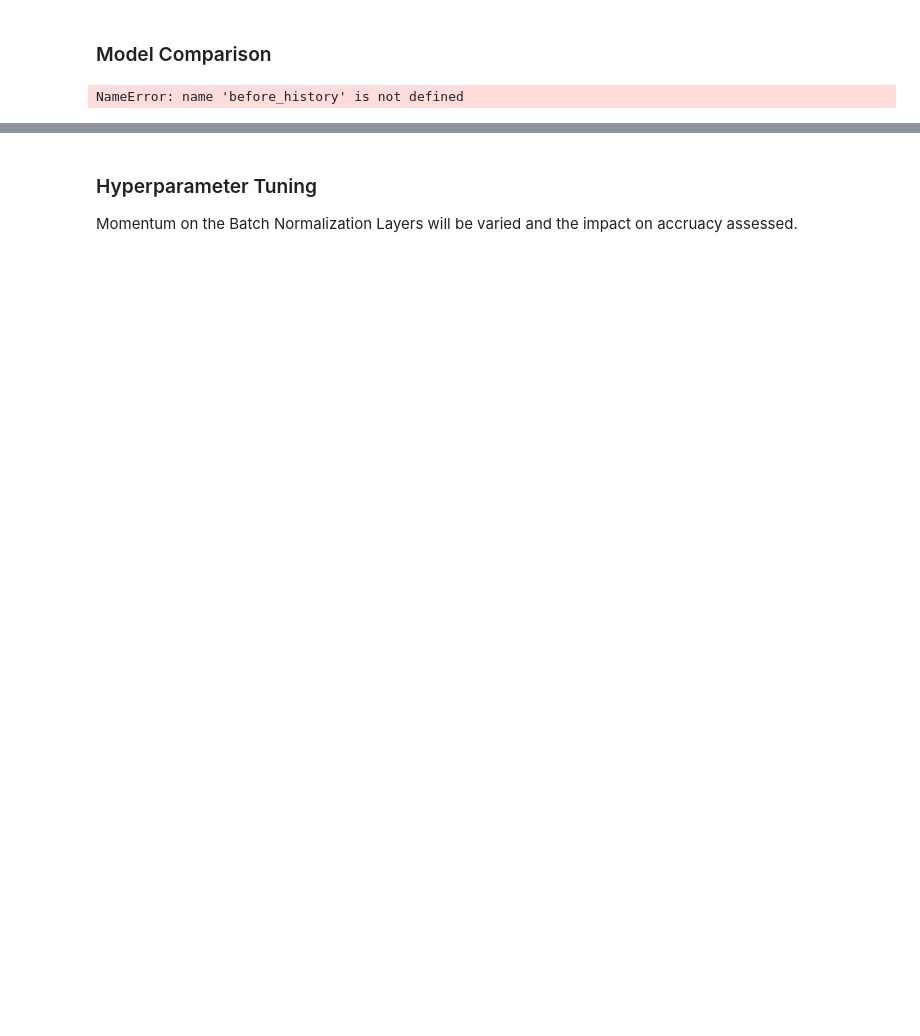
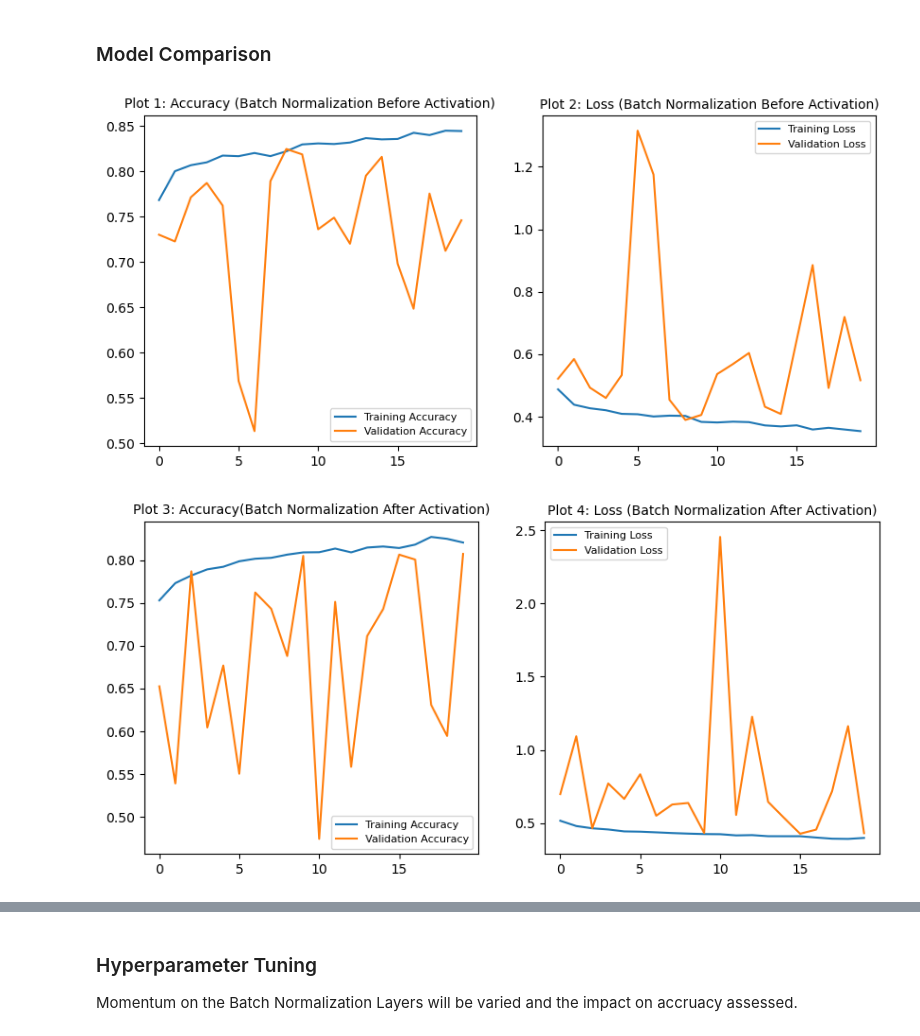
Before and after one commit to jmskeet/5511-Assignment-3, a Jupyter notebook: assignment3_final.ipynb, the cells around one changed output, grey strips where cells are left out. Cells and saved outputs as stored; diff of their text form; code cells hidden in the pictures; blank space fills up the shorter version.

```diff
--- a/assignment3_final.ipynb
+++ b/assignment3_final.ipynb
@@ -186,7 +188,7 @@ full_train_set["label"].value_counts()
 print(full_train_set.head())
 print(full_train_set.info())
 
-training_set, test_set = train_test_split(full_train_set, random_state=25, test_size=0.3, shuffle=True, stratify=full_train_set["label"])
+training_set, validation_set = train_test_split(full_train_set, random_state=25, test_size=0.3, shuffle=True, stratify=full_train_set["label"])
 
 
 #Generate and scale images
@@ -204,7 +206,7 @@ generator_train_set = data_image_generator.flow_from_dataframe(
                             target_size=(32,32))
 
 generator_validation_set = data_image_generator.flow_from_dataframe(
-                            dataframe=test_set,
+                            dataframe=validation_set,
                             directory='train/',
                             x_col="id",
                             y_col="label",
@@ -213,5 +215,17 @@ generator_validation_set = data_image_generator.flow_from_dataframe(
                             #class_mode="binary",
                             class_mode="raw",
                             target_size=(32,32))
+
+generator_test_set = test_image_generator.flow_from_dataframe(
+                            dataframe=test_image_df,
+                            directory='test/',
+                            x_col='id',
+                            y_col= 'label',
+                            batch_size=100,
+                            #shuffle = False,
+                            seed=25,
+                            class_mode="raw",
+                            target_size=(32,32),
+                            validation_steps=100)
 # %% [output]
                                              id  label
@@ -358,41 +376,42 @@ before_model_val_loss = before_history.history['val_loss']
 
 before_epochs_range = range(number_of_epochs)
 
-plt.figure(figsize=(15, 15))
+plt.figure(figsize=(10, 10))
 plt.subplot(2, 2, 1)
 plt.plot(before_epochs_range, before_model_accuracy, label='Training Accuracy')
 plt.plot(before_epochs_range, before_model_val_acc, label='Validation Accuracy')
-plt.legend(loc='upper left')
-plt.title('Batch Normalization Before Activation Layer Model Accuracy')
+plt.legend(loc='lower right', fontsize = 8)
+plt.title('Plot 1: Accuracy (Batch Normalization Before Activation)', fontsize = 10)
 
 plt.subplot(2, 2, 2)
 plt.plot(before_epochs_range, before_model_loss, label='Training Loss')
 plt.plot(before_epochs_range, before_model_val_loss, label='Validation Loss')
-plt.legend(loc='upper center')
-plt.title('Batch Normalization Before Activation Layer Model Loss')
+plt.legend(loc='upper right', fontsize = 8)
+plt.title('Plot 2: Loss (Batch Normalization Before Activation)', fontsize = 10)
 plt.show()
 
 #After Model
 after_model_accuracy = after_history.history['accuracy']
 after_model_val_acc = after_history.history['val_accuracy']
 after_model_loss = after_history.history['loss']
 after_model_val_loss = after_history.history['val_loss']
 
 
 after_epochs_range = range(number_of_epochs)
 
-plt.figure(figsize=(15, 15))
+plt.figure(figsize=(10, 10))
 plt.subplot(2, 2, 1)
 plt.plot(after_epochs_range, after_model_accuracy, label='Training Accuracy')
 plt.plot(after_epochs_range, after_model_val_acc, label='Validation Accuracy')
-plt.legend(loc='lower left')
-plt.title('Batch Normalization After Activation Layer Model Accuracy')
+plt.legend(loc='lower right', fontsize = 8)
+plt.title('Plot 3: Accuracy(Batch Normalization After Activation)', fontsize = 10)
 
 plt.subplot(2, 2, 2)
 plt.plot(after_epochs_range, after_model_loss, label='Training Loss')
 plt.plot(after_epochs_range, after_model_val_loss, label='Validation Loss')
-plt.legend(loc='upper left')
-plt.title('Batch Normalization After Activation Layer Model Loss')
+plt.legend(loc='upper left', fontsize = 8)
+plt.title('Plot 4: Loss (Batch Normalization After Activation)', fontsize = 10)
 plt.show()
 # %% [output]
-NameError: name 'before_history' is not defined
+[figure, added]
+[figure, added]
```
Also changed, not shown: parts of 21 cells of this notebook.
